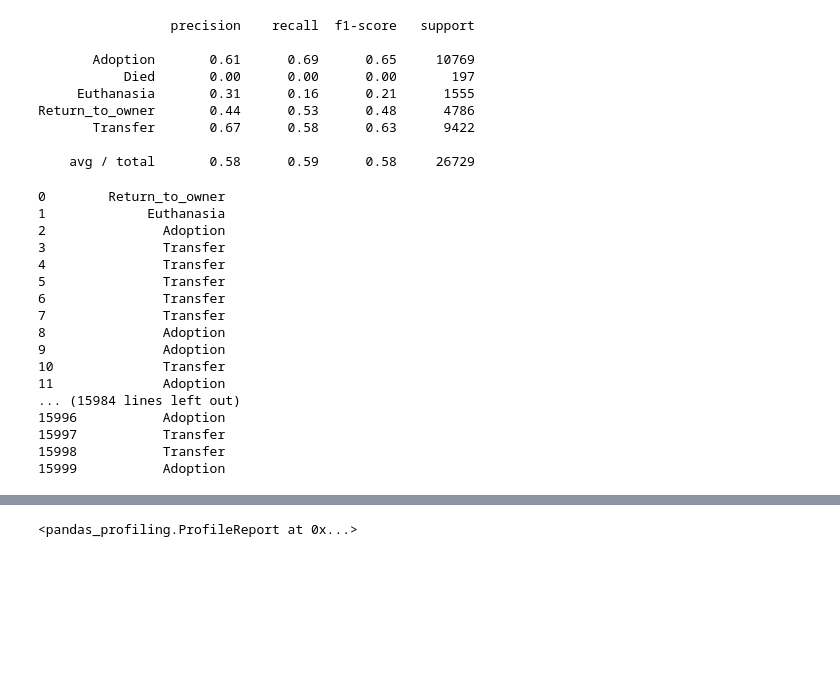
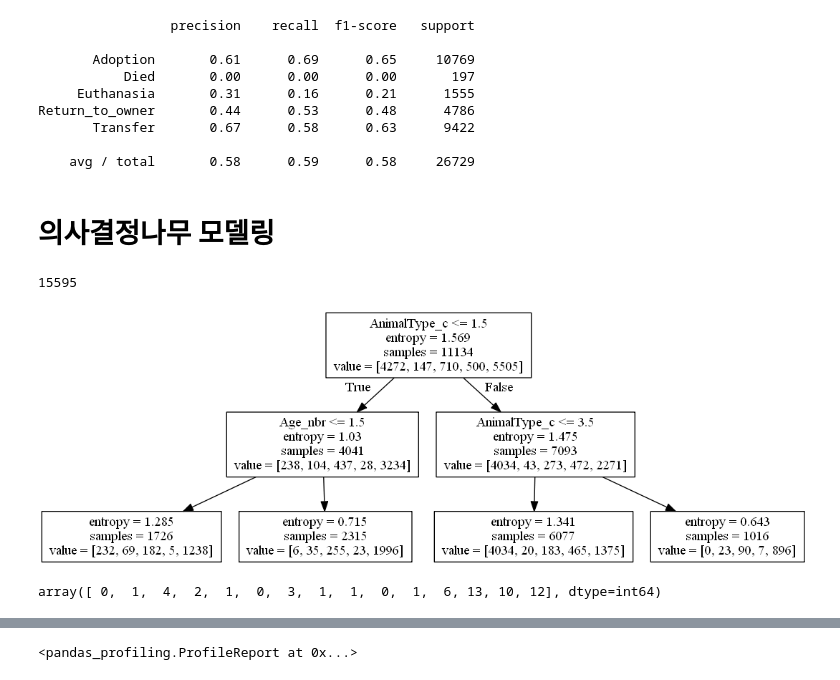
Before and after one commit to brightscannon/Keggle_Shelter_analysis, a Jupyter notebook: 0_shelter_EDA.ipynb, the cells around one changed output, grey strips where cells are left out. Saved outputs shown, nothing was run; the diff lists cells and outputs as text; code cells hidden in the pictures; blank space fills up the shorter version.

Commit message:
Add files : example_classifiers tid

```diff
--- a/0_shelter_EDA.ipynb
+++ b/0_shelter_EDA.ipynb
@@ -854,7 +859,7 @@ avg / total       0.99      0.76      0.86     26729
 # 1차 기본정제
 
 # 'Name_exsist', 'Age_nbr', 'Age_tscale', 'Age_yscale', 'Age_ynbr', 'Age_code', 'intact_b', 'sex_unknown', 'Male_b', 'Survived', 'Euthanasia_b', 'Transfer_b', 'Adoption_b', 'Died_b', 'Return_b', 'OutcomeType_c', 'OutcomeSubtype_c', 'AnimalType_c', 'SexuponOutcome_c', 'Breed_c', 'Color_c', 'Breed_normal', 'Breed_Domestic', 'Breed_Mix', 'Breed_Lhair', 'Breed_Shair'
-df_for_Naive = df_shelter[['OutcomeType_c', 'Name_exsist', 'Age_nbr', 'Age_tscale', 'Age_yscale', 'Age_ynbr', 'AnimalType_c', 'SexuponOutcome_c', 'Breed_Domestic', 'Breed_Mix', 'Breed_Lhair', 'Breed_Shair']]
+df_for_Naive = df_shelter[['OutcomeType_c', 'Name_exsist', 'Age_nbr', 'Age_tscale', 'Age_yscale', 'Age_ynbr', 'AnimalType_c', 'SexuponOutcome_c', 'Breed_Domestic', 'Breed_Mix', 'Breed_Lhair', 'Breed_Shair', "Time_DOF", "Time_day", "Time_month", "Time_hour"]]
 
 ATc = LabelEncoder()
 y = df_for_Naive["Age_tscale"]
@@ -942,23 +978,26 @@ Return_to_owner       0.44      0.53      0.48      4786
        Transfer       0.67      0.58      0.63      9422
 
     avg / total       0.58      0.59      0.58     26729
-# %%
-y_outc
-# %% [output]
-0        Return_to_owner
-1             Euthanasia
-2               Adoption
-3               Transfer
-4               Transfer
-5               Transfer
-6               Transfer
-7               Transfer
-8               Adoption
-9               Adoption
-10              Transfer
-11              Adoption
-... (15984 lines left out)
-15996           Adoption
-15997           Transfer
-15998           Transfer
-15999           Adoption
+# %% [markdown]
+# 의사결정나무 모델링
+# %%
+# 2차 df -> np정제후 데이터 만들기
+
+#(개:1)냐 (고양이:0)냐 선택
+df_temp = df_for_Naive[df_for_Naive["AnimalType_c"]==1]
+
+def getNpTarget1d(df, target_col_name, ls=[]):
+    target_df = df[target_col_name].values
+    return target_df
+
+def getNpData1d(df, target_col_name = None, ls=[]):
+    data_df = df[ls].values
+    return data_df
+
+ls = list(df_for_Naive.columns.values[1:])
+
+df_target = getNpTarget1d(df_temp,"OutcomeType_c",ls)
+df_data = getNpData1d(df_temp,"OutcomType_c",ls)
+len(df_target)
+# %% [output]
+15595
@@ -964,0 +1044,24 @@ y_outc
+# %%
+from sklearn.tree import DecisionTreeClassifier
+
+tree_sample = DecisionTreeClassifier(criterion='entropy', max_depth=2, random_state=0).fit(df_data.T[1:7].T,df_target)
+tree1 = DecisionTreeClassifier(criterion='entropy', max_depth=1, random_state=0).fit(df_data,df_target)
+tree2 = DecisionTreeClassifier(criterion='entropy', max_depth=2, random_state=0).fit(df_data,df_target)
+tree3 = DecisionTreeClassifier(criterion='entropy', max_depth=3, random_state=0).fit(df_data,df_target)
+tree4 = DecisionTreeClassifier(criterion='entropy', max_depth=4, random_state=0).fit(df_data,df_target)
+tree5 = DecisionTreeClassifier(criterion='entropy', max_depth=5, random_state=0).fit(df_data,df_target)
+# %%
+# 트리가 안뜨로 에러뜨면 아래 링크 참조해서 따라하고 깔자
+# https://stackoverflow.com/questions/40632486/dot-exe-not-found-in-path-pydot-on-python-windows-7
+# https://www.codesofinterest.com/2017/02/visualizing-model-structures-in-keras.html
+
+import os
+os.environ["PATH"] += os.pathsep + 'C:/Users/creal/graphviz-2.38/release/bin'
+
+draw_decision_tree(tree_sample)
+# %% [output]
+[figure, added]
+# %%
+df_data[0]
+# %% [output]
+array([ 0,  1,  4,  2,  1,  0,  3,  1,  1,  0,  1,  6, 13, 10, 12], dtype=int64)
```
Also changed, not shown: parts of 30 cells of this notebook, 7 other files.
